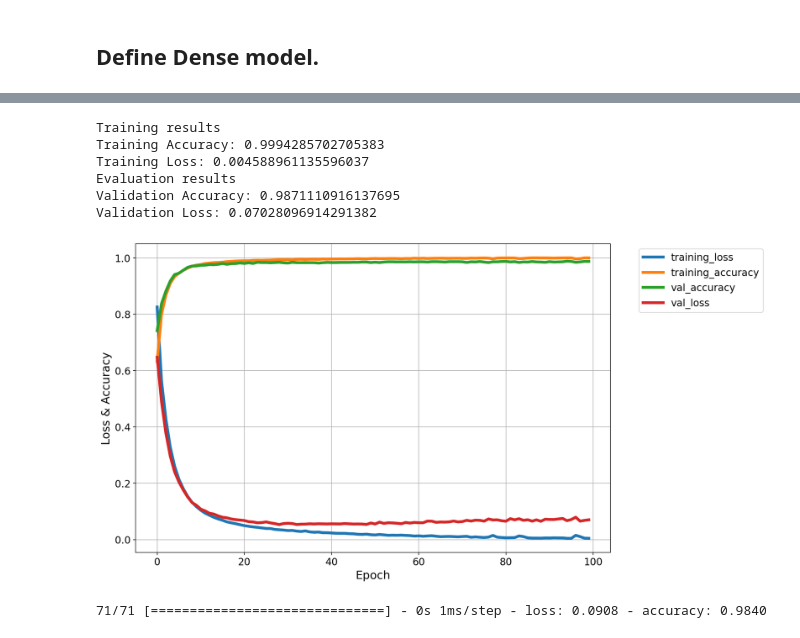
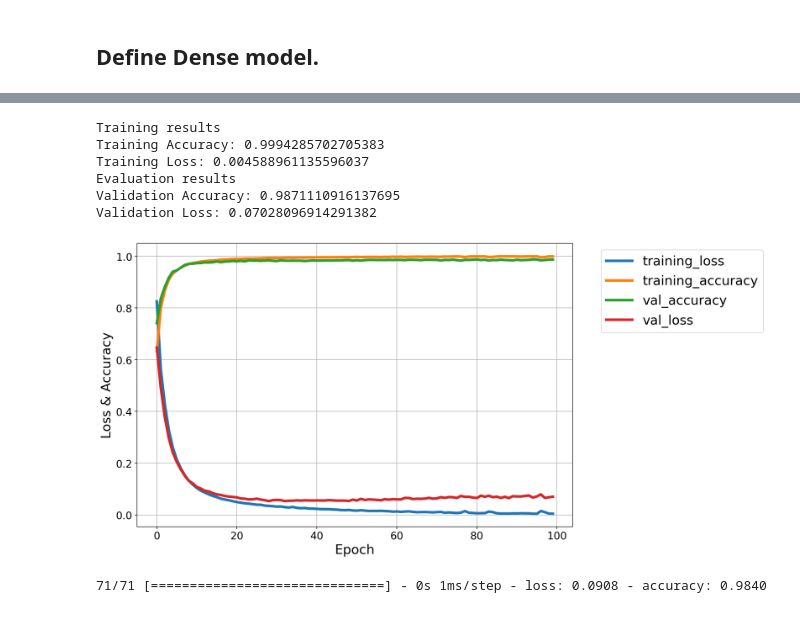
Before and after one commit to veysiadn/acustic-emission-models, a Jupyter notebook: convert_deploy.ipynb, the cells around one changed output, grey strips where cells are left out. Drawn from its saved outputs; the diff is of its cells as text; code cells hidden in the pictures.

Commit message:
update plot files

```diff
--- a/convert_deploy.ipynb
+++ b/convert_deploy.ipynb
@@ -765,37 +765,37 @@ Validation Loss: 0.07028096914291382
 # %%
 from tkinter import font
 import matplotlib.pyplot as plt
 fig = plt.figure(figsize=(12, 8),dpi=160)
 ax = fig.add_subplot(111)
 ax.plot(history.history['loss'], linewidth=4)
 ax.plot(history.history['accuracy'],linewidth=4)
 ax.plot(history.history['val_accuracy'],linewidth=4)
 ax.plot(history.history['val_loss'],linewidth=4)
 ax.grid(True)
-ax.set_ylabel('Loss & Accuracy', fontsize=16)
-ax.set_xlabel('Epoch',fontsize=16)
-ax.legend(['training_loss', 'training_accuracy', 'val_accuracy', 'val_loss'], bbox_to_anchor=(1.05, 1), loc='upper left', fontsize=14)
-plt.xticks(fontsize=14)
-plt.yticks(fontsize=14)
+ax.set_ylabel('Loss & Accuracy', fontsize=20)
+ax.set_xlabel('Epoch',fontsize=20)
+ax.legend(['training_loss', 'training_accuracy', 'val_accuracy', 'val_loss'], bbox_to_anchor=(1.05, 1), loc='upper left', fontsize=20)
+plt.xticks(fontsize=16)
+plt.yticks(fontsize=16)
 # accuracy!
 print("Training results")
 print(f"Training Accuracy: {history.history['accuracy'][-1]}")
 print(f"Training Loss: {history.history['loss'][-1]}")
 
 # evaluating dense_model
 print("Evaluation results")
 print(f"Validation Accuracy: {history.history['val_accuracy'][-1]}")
 print(f"Validation Loss: {history.history['val_loss'][-1]}")
 
 plt.show()
 # %% [output]
 Training results
 Training Accuracy: 0.9994285702705383
 Training Loss: 0.004588961135596037
 Evaluation results
 Validation Accuracy: 0.9871110916137695
 Validation Loss: 0.07028096914291382
-[figure, old version]
+[figure, new version]
 # %%
 dense_model.evaluate(x_test,y_test)
 # %% [output]
```
Also changed, not shown: parts of 1 cell of this notebook, 3 other files.
